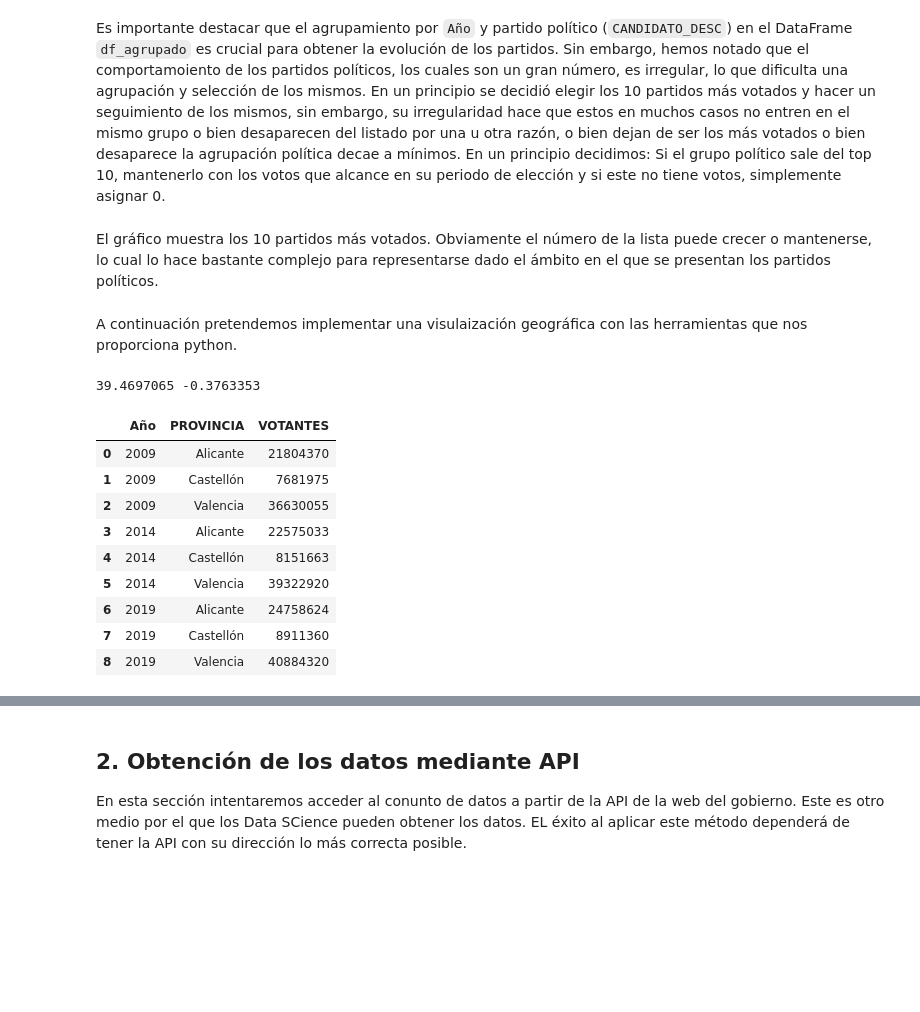
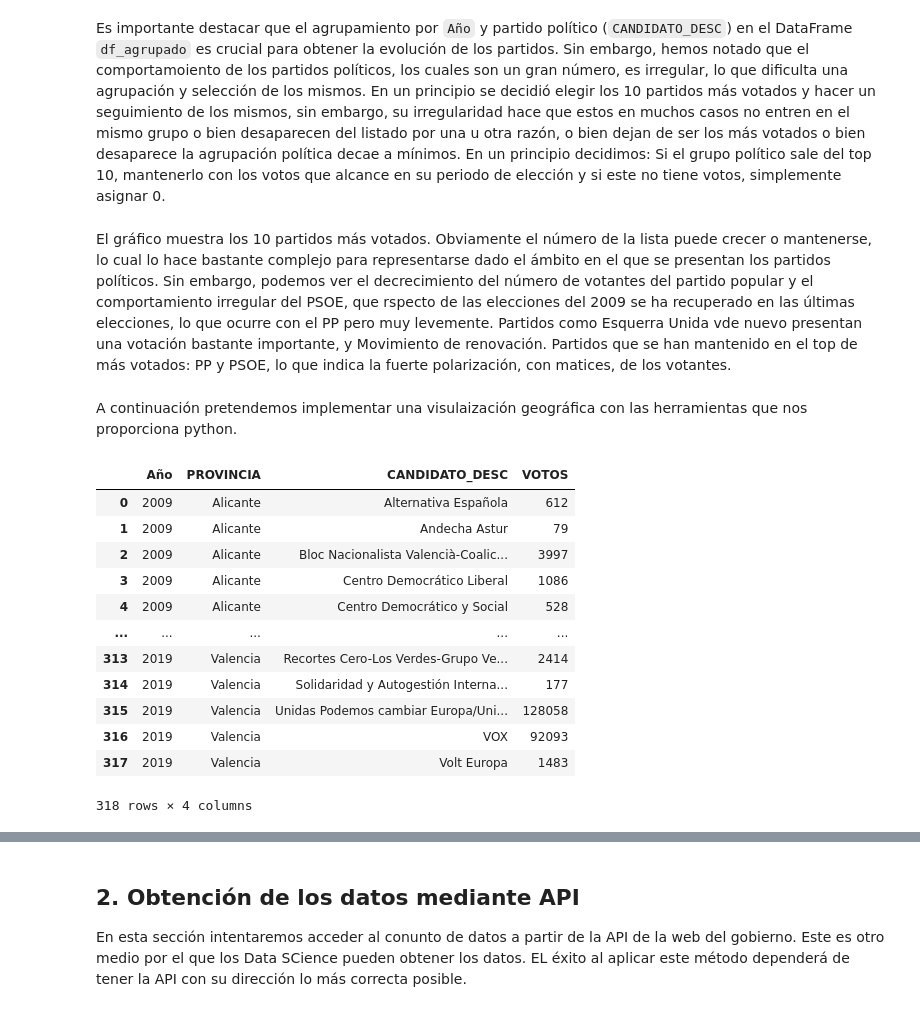
Before and after one commit to amonsalvec/Proyecto_DS_ELECCIONES, a Jupyter notebook: py/analisis.ipynb, the cells around one changed output, grey strips where cells are left out. Drawn from its saved outputs; the diff is of its cells as text; code cells hidden in the pictures; blank space fills up the shorter version.

```diff
--- a/py/analisis.ipynb
+++ b/py/analisis.ipynb
@@ -382,30 +382,24 @@ fig = px.bar(df_long, x="Año", y="VOTOS", color="CANDIDATO_DESC",
 
 fig.show()
 # %% [markdown]
-El gráfico muestra los 10 partidos más votados. Obviamente el número de la lista puede crecer o mantenerse, lo cual lo hace bastante complejo para representarse dado el ámbito en el que se presentan los partidos políticos.
+El gráfico muestra los 10 partidos más votados. Obviamente el número de la lista puede crecer o mantenerse, lo cual lo hace bastante complejo para representarse dado el ámbito en el que se presentan los partidos políticos. Sin embargo, podemos ver el decrecimiento del número de votantes del partido popular y el comportamiento irregular del PSOE, que rspecto de las elecciones del 2009 se ha recuperado en las últimas elecciones, lo que ocurre con el PP pero muy levemente. Partidos como Esquerra Unida vde nuevo presentan una votación bastante importante, y Movimiento de renovación. Partidos que se han mantenido en el top de más votados: PP y PSOE, lo que indica la fuerte polarización, con matices, de los votantes.
 # %% [markdown]
 A continuación pretendemos implementar una visulaización geográfica con las herramientas que nos proporciona python.
-# %%
-from geopy.geocoders import Nominatim
-
-geolocator = Nominatim(user_agent="geo_app")
-ubicacion = geolocator.geocode("Valencia, España")
-
-print(ubicacion.latitude, ubicacion.longitude)  # Coordenadas de Valencia
-# %% [output]
-39.4697065 -0.3763353
 # %%
-votos_provincia_año = df_final.groupby(["Año", "PROVINCIA"])["VOTANTES"].sum().reset_index()
+votos_provincia_año = df_final.groupby(["Año", "PROVINCIA","CANDIDATO_DESC"])["VOTOS"].sum().reset_index()
 
 votos_provincia_año
 # %% [output]
-|  | Año | PROVINCIA | VOTANTES |
-| 0 | 2009 | Alicante | 21804370 |
-| 1 | 2009 | Castellón | 7681975 |
-| 2 | 2009 | Valencia | 36630055 |
-| 3 | 2014 | Alicante | 22575033 |
-| 4 | 2014 | Castellón | 8151663 |
-| 5 | 2014 | Valencia | 39322920 |
-| 6 | 2019 | Alicante | 24758624 |
-| 7 | 2019 | Castellón | 8911360 |
-| 8 | 2019 | Valencia | 40884320 |
+|  | Año | PROVINCIA | CANDIDATO_DESC | VOTOS |
+| 0 | 2009 | Alicante | Alternativa Española | 612 |
+| 1 | 2009 | Alicante | Andecha Astur | 79 |
+| 2 | 2009 | Alicante | Bloc Nacionalista Valencià-Coalic... | 3997 |
+| 3 | 2009 | Alicante | Centro Democrático Liberal | 1086 |
+| 4 | 2009 | Alicante | Centro Democrático y Social | 528 |
+| ... | ... | ... | ... | ... |
+| 313 | 2019 | Valencia | Recortes Cero-Los Verdes-Grupo Ve... | 2414 |
+| 314 | 2019 | Valencia | Solidaridad y Autogestión Interna... | 177 |
+| 315 | 2019 | Valencia | Unidas Podemos cambiar Europa/Uni... | 128058 |
+| 316 | 2019 | Valencia | VOX | 92093 |
+| 317 | 2019 | Valencia | Volt Europa | 1483 |
+318 rows × 4 columns
```
Also changed, not shown: parts of 21 cells of this notebook, 1 other file.
